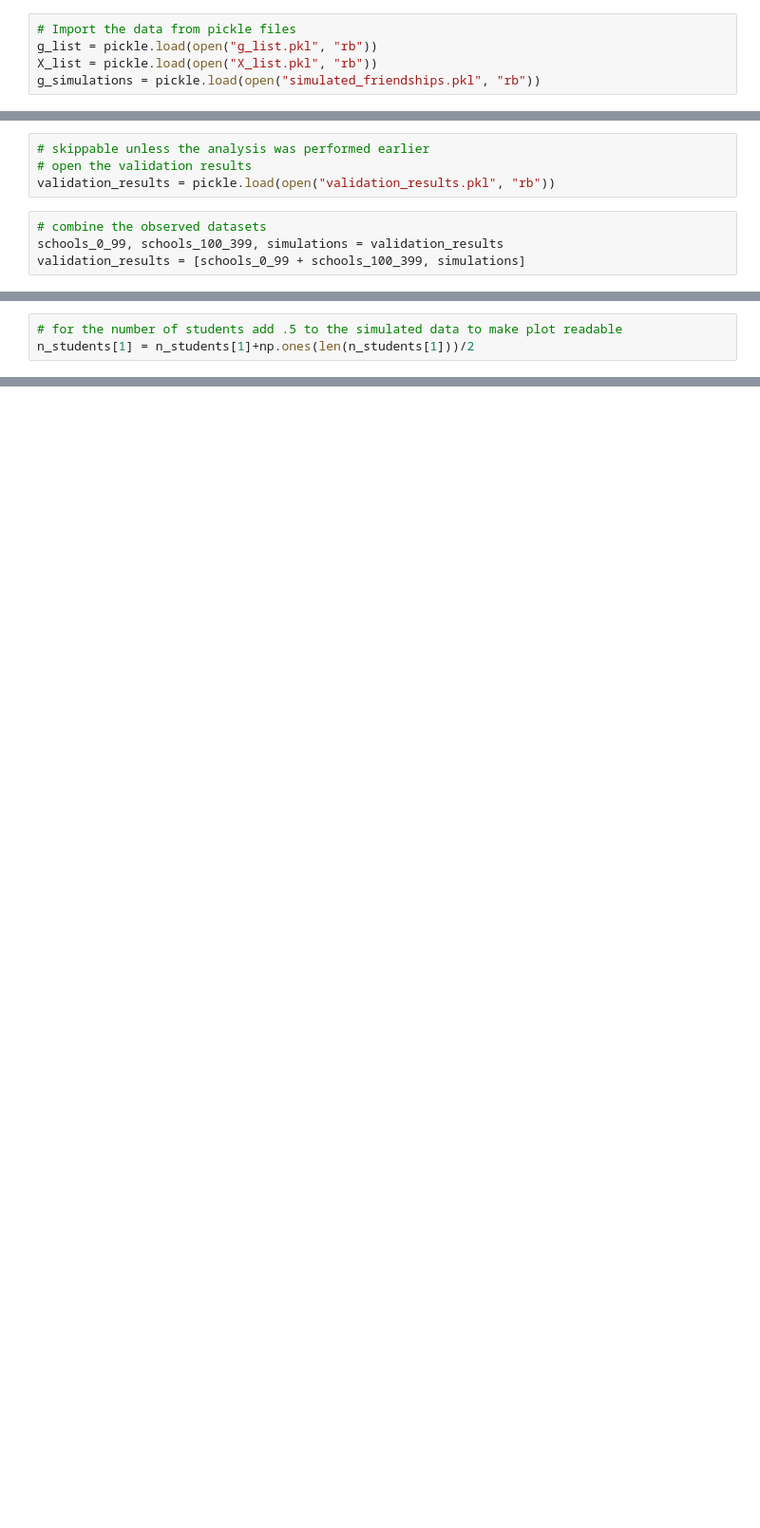
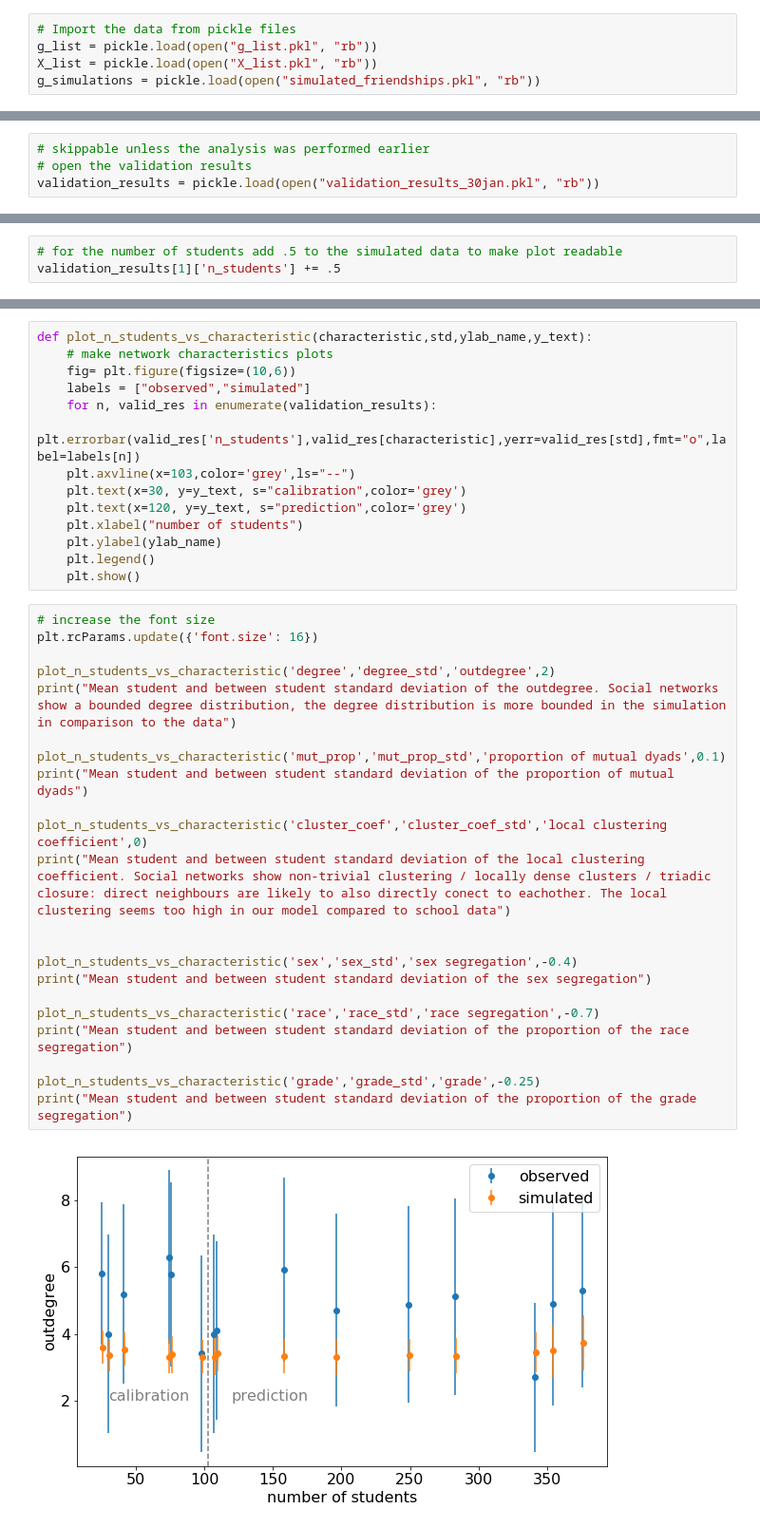
Before and after one commit to FlorisFok/ABM_network, a Jupyter notebook: Validation.ipynb, the cells around one changed output, grey strips where cells are left out. Shown at 95% size. Saved outputs shown, nothing was run; the diff lists cells and outputs as text; blank space fills up the shorter version.

```diff
--- a/Validation.ipynb
+++ b/Validation.ipynb
@@ -346,8 +242,4 @@ pickle.dump(validation_results, open("validation_results.pkl", "wb"))
 # %%
 # skippable unless the analysis was performed earlier
 # open the validation results
-validation_results = pickle.load(open("validation_results.pkl", "rb"))
+validation_results = pickle.load(open("validation_results_30jan.pkl", "rb"))
-# %%
-# combine the observed datasets
-schools_0_99, schools_100_399, simulations = validation_results
-validation_results = [schools_0_99 + schools_100_399, simulations]
@@ -438,3 +246,3 @@ clustering_std = np.array(clustering_std_ordered)
 # %%
 # for the number of students add .5 to the simulated data to make plot readable
-n_students[1] = n_students[1]+np.ones(len(n_students[1]))/2
+validation_results[1]['n_students'] += .5
@@ -533,0 +249,38 @@ Mean and standard deviation of the local clustering coefficient. Social networks
+# %%
+def plot_n_students_vs_characteristic(characteristic,std,ylab_name,y_text):
+    # make network characteristics plots
+    fig= plt.figure(figsize=(10,6))
+    labels = ["observed","simulated"]
+    for n, valid_res in enumerate(validation_results):
+        plt.errorbar(valid_res['n_students'],valid_res[characteristic],yerr=valid_res[std],fmt="o",label=labels[n])
+    plt.axvline(x=103,color='grey',ls="--")
+    plt.text(x=30, y=y_text, s="calibration",color='grey')
+    plt.text(x=120, y=y_text, s="prediction",color='grey')
+    plt.xlabel("number of students")
+    plt.ylabel(ylab_name)
+    plt.legend()
+    plt.show()
+# %%
+# increase the font size
+plt.rcParams.update({'font.size': 16})
+
+plot_n_students_vs_characteristic('degree','degree_std','outdegree',2)
+print("Mean student and between student standard deviation of the outdegree. Social networks show a bounded degree distribution, the degree distribution is more bounded in the simulation in comparison to the data")
+
+plot_n_students_vs_characteristic('mut_prop','mut_prop_std','proportion of mutual dyads',0.1)
+print("Mean student and between student standard deviation of the proportion of mutual dyads")
+
+plot_n_students_vs_characteristic('cluster_coef','cluster_coef_std','local clustering coefficient',0)
+print("Mean student and between student standard deviation of the local clustering coefficient. Social networks show non-trivial clustering / locally dense clusters / triadic closure: direct neighbours are likely to also directly conect to eachother. The local clustering seems too high in our model compared to school data")
+
+
+plot_n_students_vs_characteristic('sex','sex_std','sex segregation',-0.4)
+print("Mean student and between student standard deviation of the sex segregation")
+
+plot_n_students_vs_characteristic('race','race_std','race segregation',-0.7)
+print("Mean student and between student standard deviation of the proportion of the race segregation")
+
+plot_n_students_vs_characteristic('grade','grade_std','grade',-0.25)
+print("Mean student and between student standard deviation of the proportion of the grade segregation")
+# %% [output]
+[figure, added]
```
Also changed, not shown: parts of 14 cells of this notebook.
